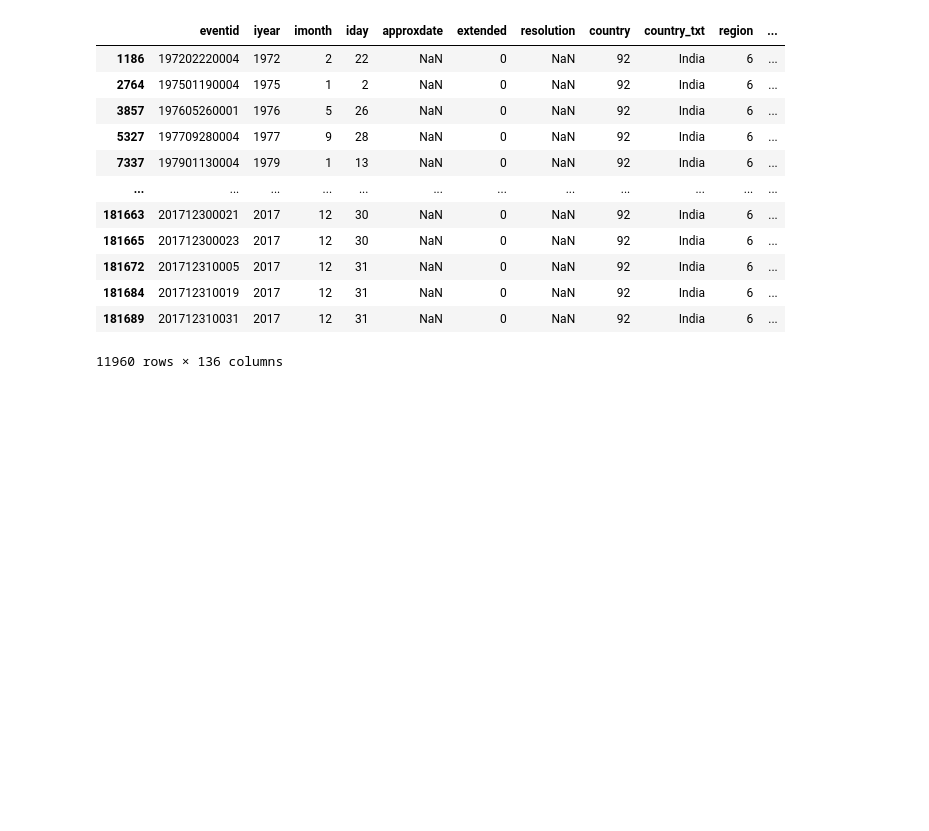
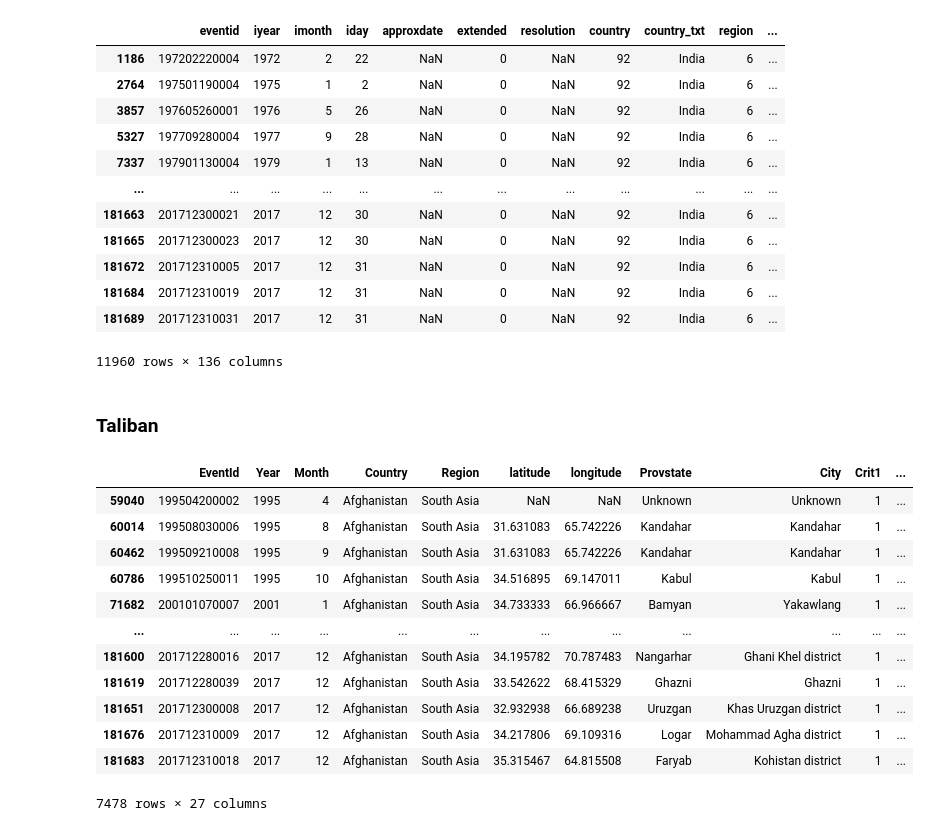
Before and after one commit to siddeshnaik/Sparks_Foundation, a Jupyter notebook: Terrorisum.ipynb, the cells around one changed output. Cells and saved outputs as stored; diff of their text form; code cells hidden in the pictures; blank space fills up the shorter version.

```diff
--- a/Terrorisum.ipynb
+++ b/Terrorisum.ipynb
@@ -1106,3 +1108,22 @@ See the caveats in the documentation: https://pandas.pydata.org/pandas-docs/stab
 | 181684 | 201712310019 | 2017 | 12 | 31 | NaN | 0 | NaN | 92 | India | 6 | ... |
 | 181689 | 201712310031 | 2017 | 12 | 31 | NaN | 0 | NaN | 92 | India | 6 | ... |
 11960 rows × 136 columns
+# %% [markdown]
+### Taliban
+# %%
+Taliban = df[df['Group'] == 'Taliban']
+Taliban
+# %% [output]
+|  | EventId | Year | Month | Country | Region | latitude | longitude | Provstate | City | Crit1 | ... |
+| 59040 | 199504200002 | 1995 | 4 | Afghanistan | South Asia | NaN | NaN | Unknown | Unknown | 1 | ... |
+| 60014 | 199508030006 | 1995 | 8 | Afghanistan | South Asia | 31.631083 | 65.742226 | Kandahar | Kandahar | 1 | ... |
+| 60462 | 199509210008 | 1995 | 9 | Afghanistan | South Asia | 31.631083 | 65.742226 | Kandahar | Kandahar | 1 | ... |
+| 60786 | 199510250011 | 1995 | 10 | Afghanistan | South Asia | 34.516895 | 69.147011 | Kabul | Kabul | 1 | ... |
+| 71682 | 200101070007 | 2001 | 1 | Afghanistan | South Asia | 34.733333 | 66.966667 | Bamyan | Yakawlang | 1 | ... |
+| ... | ... | ... | ... | ... | ... | ... | ... | ... | ... | ... | ... |
+| 181600 | 201712280016 | 2017 | 12 | Afghanistan | South Asia | 34.195782 | 70.787483 | Nangarhar | Ghani Khel district | 1 | ... |
+| 181619 | 201712280039 | 2017 | 12 | Afghanistan | South Asia | 33.542622 | 68.415329 | Ghazni | Ghazni | 1 | ... |
+| 181651 | 201712300008 | 2017 | 12 | Afghanistan | South Asia | 32.932938 | 66.689238 | Uruzgan | Khas Uruzgan district | 1 | ... |
+| 181676 | 201712310009 | 2017 | 12 | Afghanistan | South Asia | 34.217806 | 69.109316 | Logar | Mohammad Agha district | 1 | ... |
+| 181683 | 201712310018 | 2017 | 12 | Afghanistan | South Asia | 35.315467 | 64.815508 | Faryab | Kohistan district | 1 | ... |
+7478 rows × 27 columns
```
Also changed, not shown: parts of 8 cells of this notebook.
